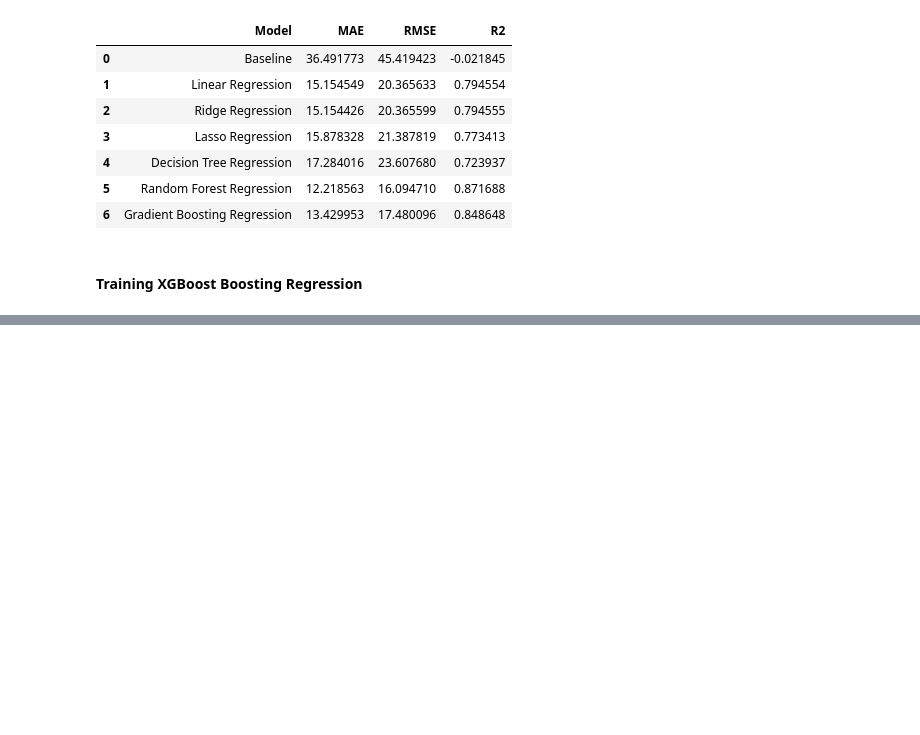
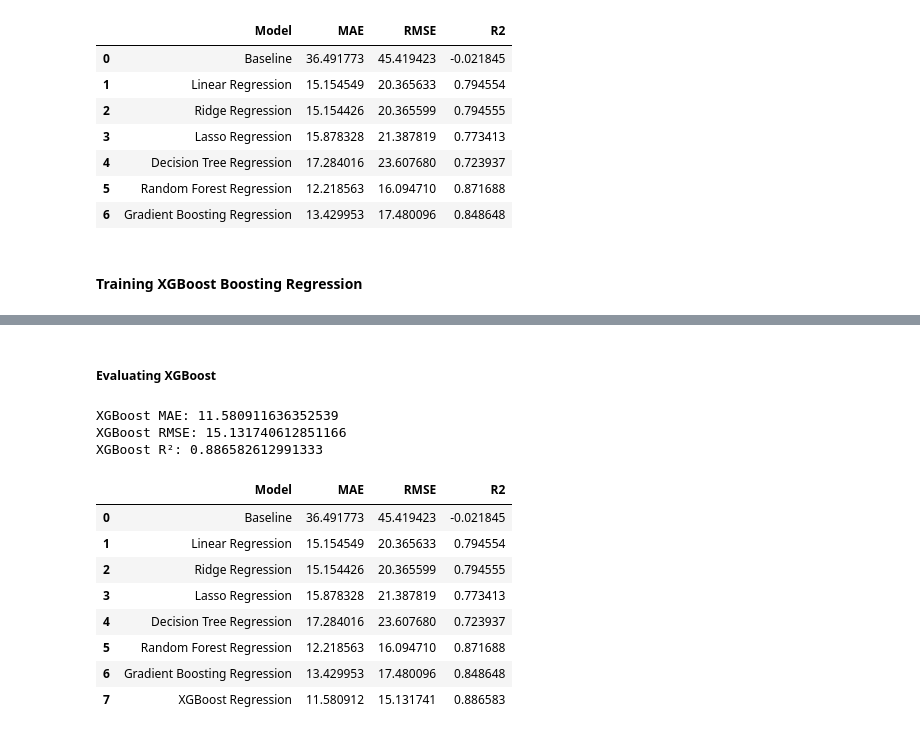
Before and after one commit to TejasMJ/retail-demand-intelligence, a Jupyter notebook: notebooks/05_model_development.ipynb, the cells around one changed output, grey strips where cells are left out. Cells and saved outputs as stored; diff of their text form; code cells hidden in the pictures; blank space fills up the shorter version.

Commit message:
Xgboost model added

```diff
--- a/notebooks/05_model_development.ipynb
+++ b/notebooks/05_model_development.ipynb
@@ -1132,0 +1164,58 @@ ModuleNotFoundError: No module named 'xgboost'
+# %% [markdown]
+##### Evaluating XGBoost
+# %%
+# Calculating the evaluation metrics for the XGBoost Regression model.
+
+xgboost_mae = mean_absolute_error(
+    y_test,
+    y_pred_xgboost
+)
+
+xgboost_rmse = np.sqrt(
+    mean_squared_error(
+        y_test,
+        y_pred_xgboost
+    )
+)
+
+xgboost_r2 = r2_score(
+    y_test,
+    y_pred_xgboost
+)
+
+print("XGBoost MAE:", xgboost_mae)
+print("XGBoost RMSE:", xgboost_rmse)
+print("XGBoost R²:", xgboost_r2)
+# %% [output]
+XGBoost MAE: 11.580911636352539
+XGBoost RMSE: 15.131740612851166
+XGBoost R²: 0.886582612991333
+# %%
+# Adding the XGBoost Regression performance metrics to the model comparison table.
+
+xgboost_results = pd.DataFrame({
+    'Model': ['XGBoost Regression'],
+    'MAE': [xgboost_mae],
+    'RMSE': [xgboost_rmse],
+    'R2': [xgboost_r2]
+})
+
+model_results = pd.concat(
+    [
+        model_results,
+        xgboost_results
+    ],
+    ignore_index=True
+)
+
+model_results
+# %% [output]
+|  | Model | MAE | RMSE | R2 |
+| 0 | Baseline | 36.491773 | 45.419423 | -0.021845 |
+| 1 | Linear Regression | 15.154549 | 20.365633 | 0.794554 |
+| 2 | Ridge Regression | 15.154426 | 20.365599 | 0.794555 |
+| 3 | Lasso Regression | 15.878328 | 21.387819 | 0.773413 |
+| 4 | Decision Tree Regression | 17.284016 | 23.607680 | 0.723937 |
+| 5 | Random Forest Regression | 12.218563 | 16.094710 | 0.871688 |
+| 6 | Gradient Boosting Regression | 13.429953 | 17.480096 | 0.848648 |
+| 7 | XGBoost Regression | 11.580912 | 15.131741 | 0.886583 |
```
Also changed, not shown: parts of 3 cells of this notebook.
